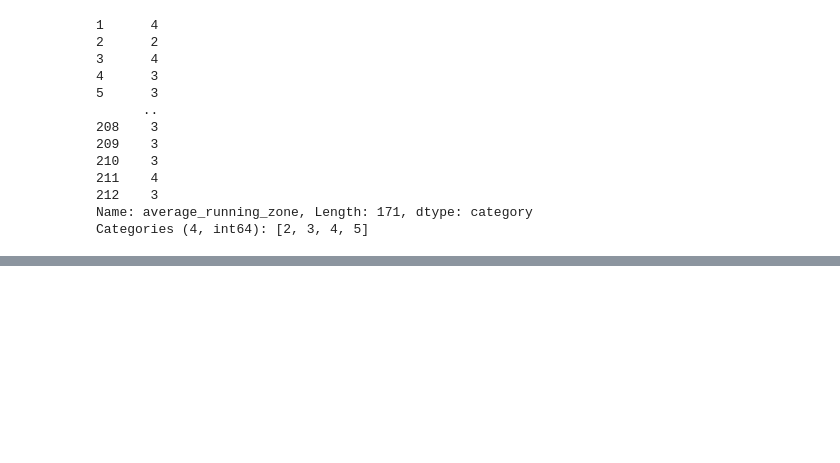
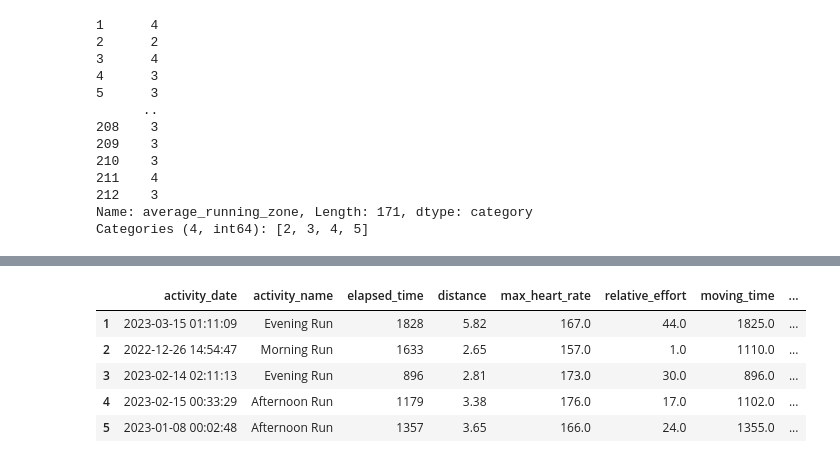
Before and after one commit to CodyT21/running_data, a Jupyter notebook: running_eda.ipynb, the cells around one changed output, grey strips where cells are left out. Saved outputs shown, nothing was run; the diff lists cells and outputs as text; code cells hidden in the pictures; blank space fills up the shorter version.

```diff
--- a/running_eda.ipynb
+++ b/running_eda.ipynb
@@ -243,0 +254,10 @@ trimmed_strava_runs.head()
+# %%
+run_data['elevation_change_m'] = run_data['elevation_gain'] - run_data['elevation_loss']
+run_data.head()
+# %% [output]
+|  | activity_date | activity_name | elapsed_time | distance | max_heart_rate | relative_effort | moving_time | ... |
+| 1 | 2023-03-15 01:11:09 | Evening Run | 1828 | 5.82 | 167.0 | 44.0 | 1825.0 | ... |
+| 2 | 2022-12-26 14:54:47 | Morning Run | 1633 | 2.65 | 157.0 | 1.0 | 1110.0 | ... |
+| 3 | 2023-02-14 02:11:13 | Evening Run | 896 | 2.81 | 173.0 | 30.0 | 896.0 | ... |
+| 4 | 2023-02-15 00:33:29 | Afternoon Run | 1179 | 3.38 | 176.0 | 17.0 | 1102.0 | ... |
+| 5 | 2023-01-08 00:02:48 | Afternoon Run | 1357 | 3.65 | 166.0 | 24.0 | 1355.0 | ... |
```
Also changed, not shown: parts of 12 cells of this notebook, 1 other file.
